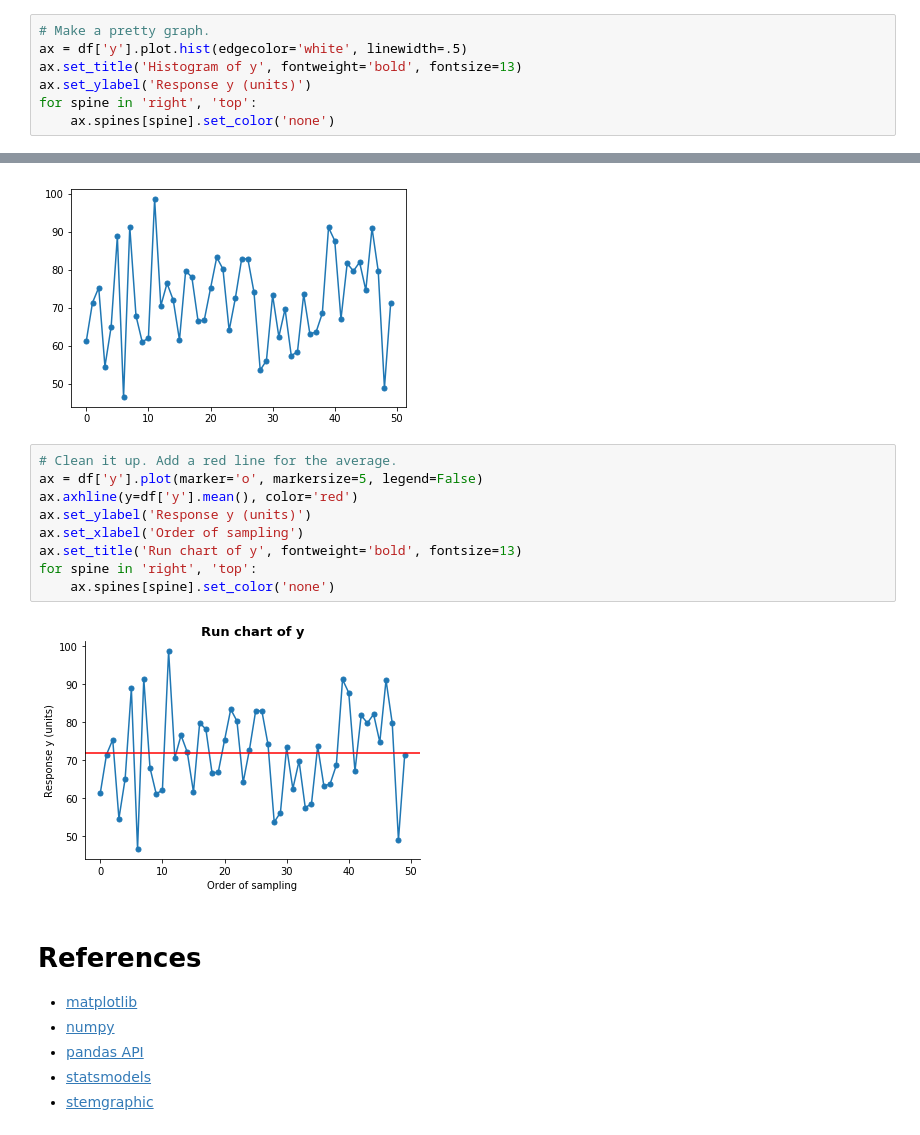
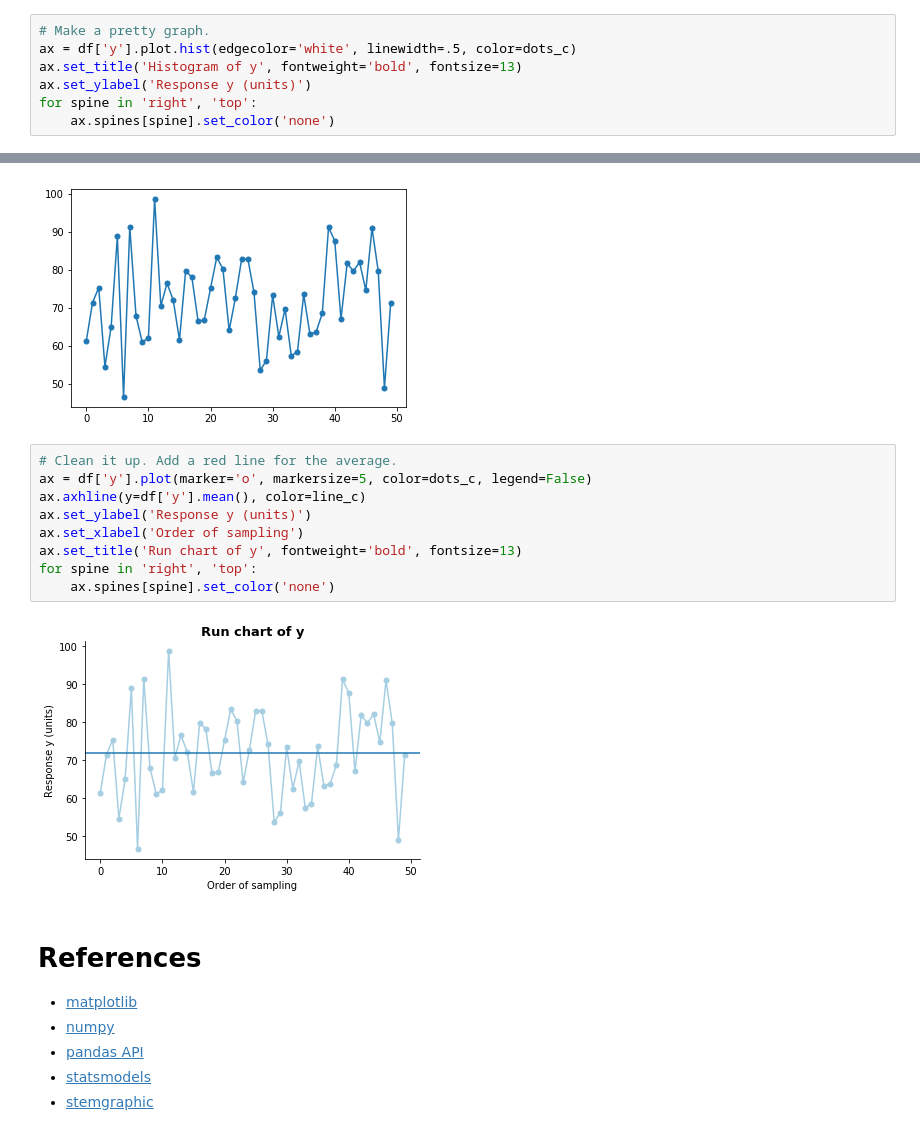
Before and after one commit to gillespilon/basic_graphics, a Jupyter notebook: basic_graphics_single_column.ipynb, the cells around one changed output, grey strips where cells are left out. Cells and saved outputs as stored; diff of their text form.

```diff
--- a/basic_graphics_single_column.ipynb
+++ b/basic_graphics_single_column.ipynb
@@ -178,7 +193,7 @@ df['y'].plot.hist(bins=15)
 [figure]
 # %%
 # Make a pretty graph.
-ax = df['y'].plot.hist(edgecolor='white', linewidth=.5)
+ax = df['y'].plot.hist(edgecolor='white', linewidth=.5, color=dots_c)
 ax.set_title('Histogram of y', fontweight='bold', fontsize=13)
 ax.set_ylabel('Response y (units)')
 for spine in 'right', 'top':
@@ -253,15 +268,15 @@ df['y'].plot(marker='o', markersize=5)
 [figure]
 # %%
 # Clean it up. Add a red line for the average.
-ax = df['y'].plot(marker='o', markersize=5, legend=False)
-ax.axhline(y=df['y'].mean(), color='red')
+ax = df['y'].plot(marker='o', markersize=5, color=dots_c, legend=False)
+ax.axhline(y=df['y'].mean(), color=line_c)
 ax.set_ylabel('Response y (units)')
 ax.set_xlabel('Order of sampling')
 ax.set_title('Run chart of y', fontweight='bold', fontsize=13)
 for spine in 'right', 'top':
     ax.spines[spine].set_color('none')
 # %% [output]
-[figure, old version]
+[figure, new version]
 # %% [markdown]
 # References
 
```
Also changed, not shown: parts of 8 cells of this notebook.
